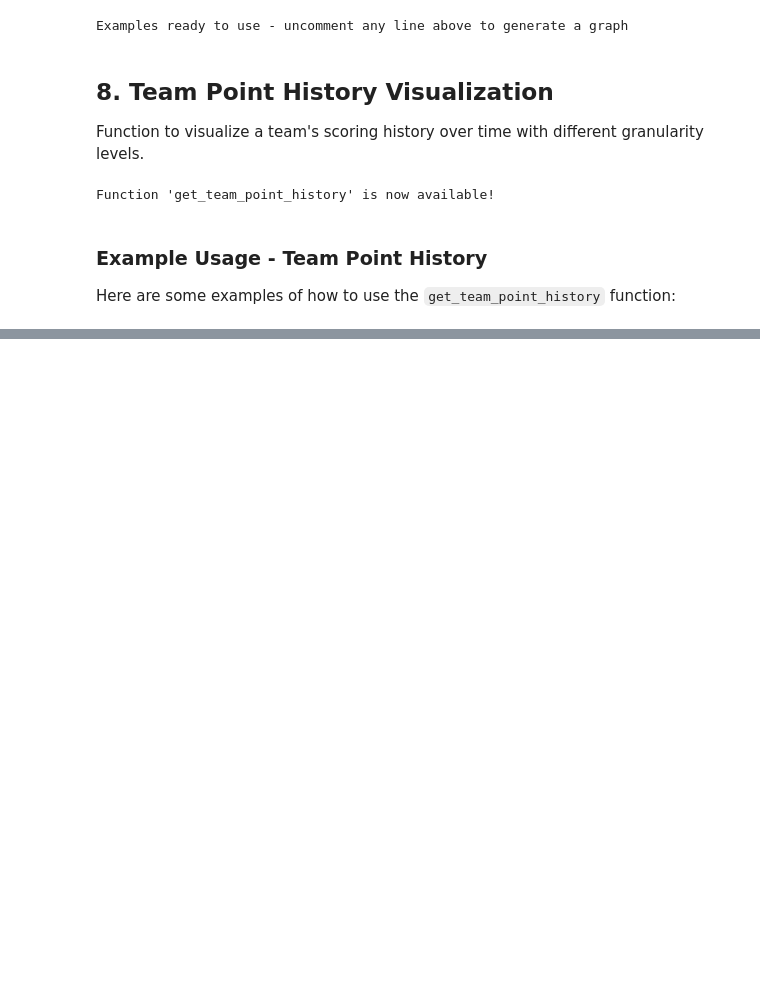
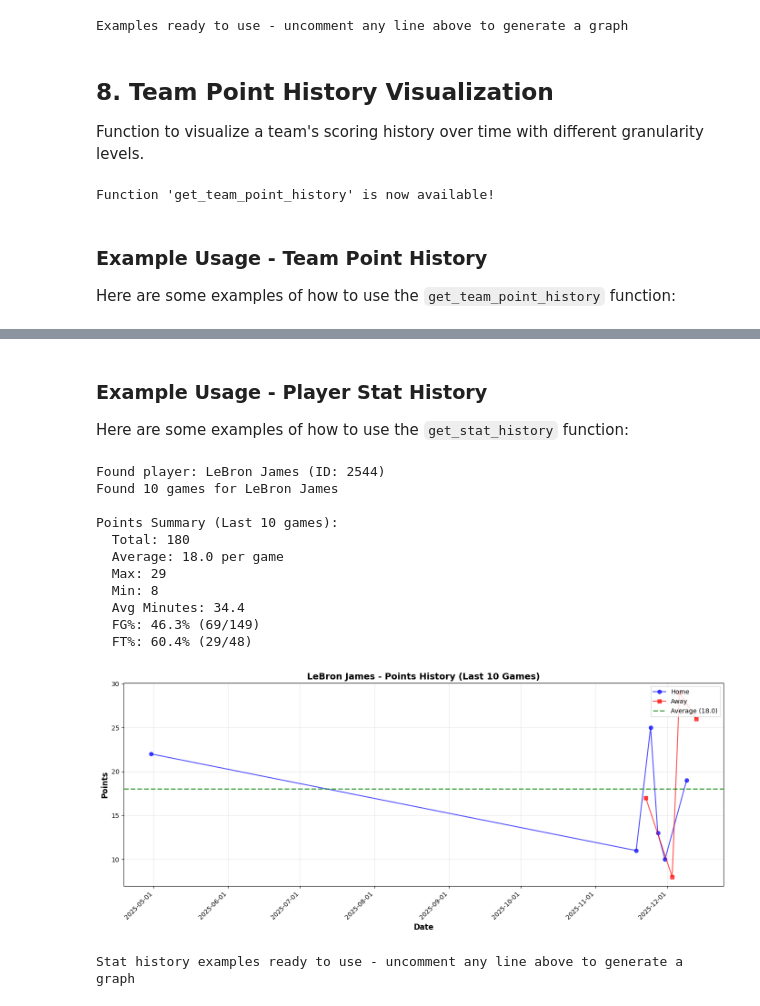
Before and after one commit to AdrianGri/nba-mcp, a Jupyter notebook: nba_spark_analysis.ipynb, the cells around one changed output, grey strips where cells are left out. Drawn from its saved outputs; the diff is of its cells as text; code cells hidden in the pictures; blank space fills up the shorter version.

Commit message:
stat analysis

```diff
--- a/nba_spark_analysis.ipynb
+++ b/nba_spark_analysis.ipynb
@@ -766,0 +946,36 @@ org.apache.spark.SparkException: Exception thrown in awaitResult:
+# %% [markdown]
+### Example Usage - Player Stat History
+
+Here are some examples of how to use the `get_stat_history` function:
+# %%
+# Example 1: Get LeBron James' points over his last 10 games
+get_stat_history("LeBron James", "points", 10)
+
+# Example 2: Get Giannis' rebounds for the past 20 games
+# get_stat_history("Giannis", "rebounds", 20)
+
+# Example 3: Get Steph Curry's 3-pointers in his last 15 games
+# get_stat_history("Stephen Curry", "3_pointers", 15)
+
+# Example 4: Get Rudy Gobert's blocks in his last 30 games
+# get_stat_history("Gobert", "blocks", 30)
+
+# Example 5: Get Luka Doncic's assists in his last 25 games
+# get_stat_history("Luka Doncic", "assists", 25)
+
+# Uncomment any example above to run it
+print("Stat history examples ready to use - uncomment any line above to generate a graph")
+# %% [output]
+Found player: LeBron James (ID: 2544)
+Found 10 games for LeBron James
+
+Points Summary (Last 10 games):
+  Total: 180
+  Average: 18.0 per game
+  Max: 29
+  Min: 8
+  Avg Minutes: 34.4
+  FG%: 46.3% (69/149)
+  FT%: 60.4% (29/48)
+[figure, added]
+Stat history examples ready to use - uncomment any line above to generate a graph
```
Also changed, not shown: parts of 5 cells of this notebook.
